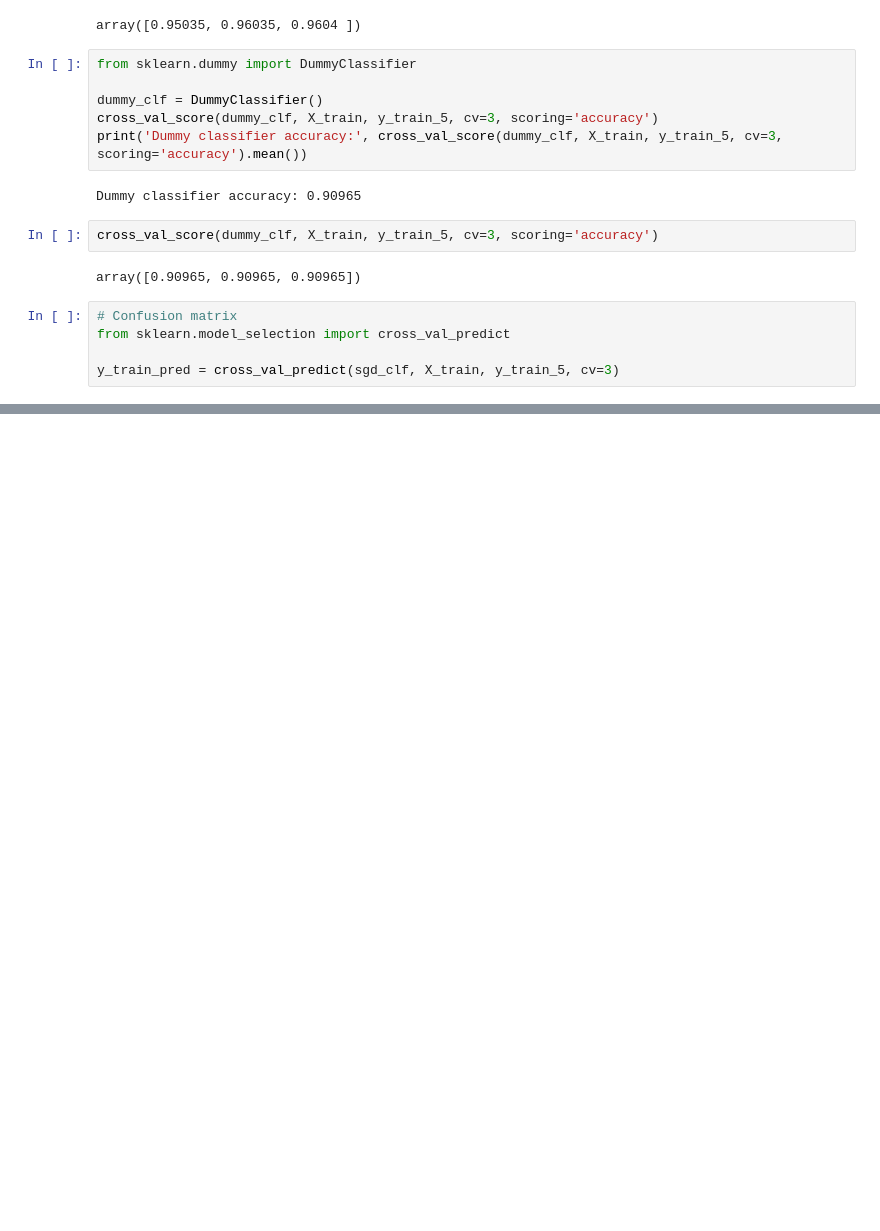
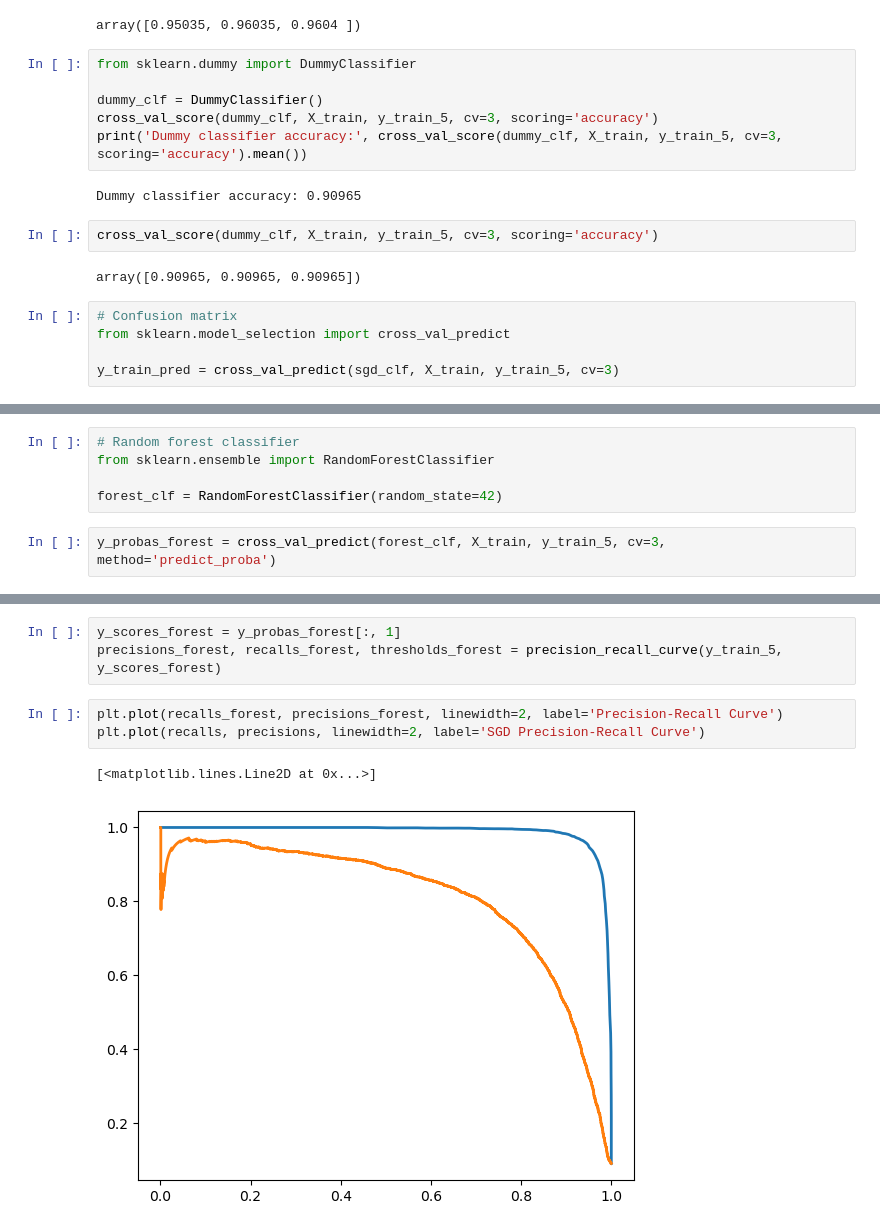
Before and after one commit to savan2508/Machine_Learning_Class, a Jupyter notebook: Chapter 3/text_recognition_model.ipynb, the cells around one changed output, grey strips where cells are left out. Cells and saved outputs as stored; diff of their text form; blank space fills up the shorter version.

```diff
--- a/Chapter 3/text_recognition_model.ipynb
+++ b/Chapter 3/text_recognition_model.ipynb
@@ -95,0 +200,7 @@ y_train_pred = cross_val_predict(sgd_clf, X_train, y_train_5, cv=3)
+# %%
+# Random forest classifier
+from sklearn.ensemble import RandomForestClassifier
+
+forest_clf = RandomForestClassifier(random_state=42)
+# %%
+y_probas_forest = cross_val_predict(forest_clf, X_train, y_train_5, cv=3, method='predict_proba')
@@ -95,0 +212,9 @@ y_train_pred = cross_val_predict(sgd_clf, X_train, y_train_5, cv=3)
+# %%
+y_scores_forest = y_probas_forest[:, 1]
+precisions_forest, recalls_forest, thresholds_forest = precision_recall_curve(y_train_5, y_scores_forest)
+# %%
+plt.plot(recalls_forest, precisions_forest, linewidth=2, label='Precision-Recall Curve')
+plt.plot(recalls, precisions, linewidth=2, label='SGD Precision-Recall Curve')
+# %% [output]
+[<matplotlib.lines.Line2D at 0x...>]
+[figure, added]
```
Also changed, not shown: parts of 47 cells of this notebook, 3 other files.
